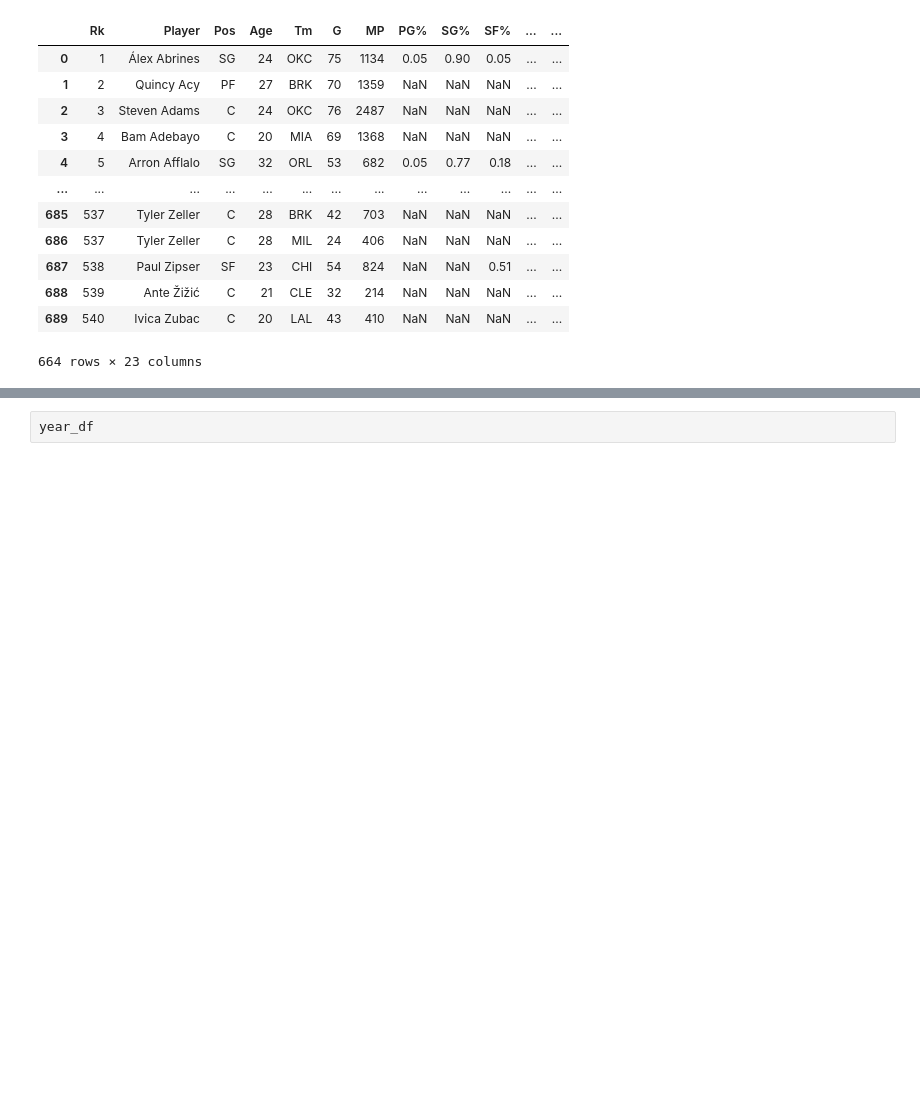
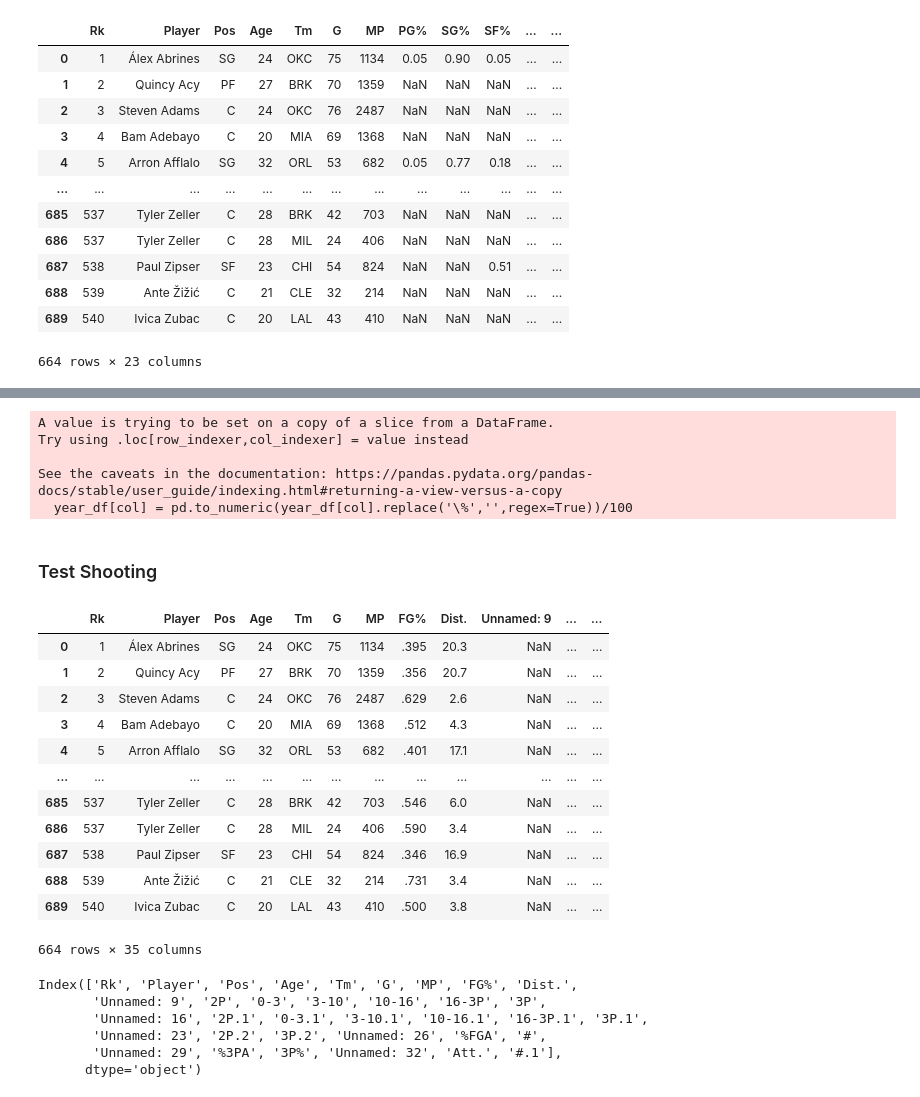
Before and after one commit to pnisenson/NBA-Player-Statistics, a Jupyter notebook: Type Testing.ipynb, the cells around one changed output, grey strips where cells are left out. Saved outputs shown, nothing was run; the diff lists cells and outputs as text; code cells hidden in the pictures; blank space fills up the shorter version.

Commit message:
shooting working in flask app

```diff
--- a/Type Testing.ipynb
+++ b/Type Testing.ipynb
@@ -203,2 +180,18 @@ See the caveats in the documentation: https://pandas.pydata.org/pandas-docs/stab
-# %% [raw]
-year_df
+# %%
+perc_list = ["PG%","SG%","SF%","PF%","C%"]
+for col in perc_list:
+    year_df[col] = pd.to_numeric(year_df[col].replace('\%','',regex=True))/100
+    #year_df.loc[:, col] = col_fixer
+# pd.to_numeric(year_df["PG%"].replace('\%','',regex=True))/100
+# pd.to_numeric(year_df["SG%"].replace('\%','',regex=True))/100
+# pd.to_numeric(year_df["SF%"].replace('\%','',regex=True))/100
+# pd.to_numeric(year_df["PF%"].replace('\%','',regex=True))/100
+# pd.to_numeric(year_df["C%"].replace('\%','',regex=True))/100
+
+### transformed above using try/except block
+# %% [output]
+A value is trying to be set on a copy of a slice from a DataFrame.
+Try using .loc[row_indexer,col_indexer] = value instead
+
+See the caveats in the documentation: https://pandas.pydata.org/pandas-docs/stable/user_guide/indexing.html#returning-a-view-versus-a-copy
+  year_df[col] = pd.to_numeric(year_df[col].replace('\%','',regex=True))/100
@@ -204,0 +200,32 @@ year_df
+# %% [markdown]
+### Test Shooting
+# %%
+url = 'https://www.basketball-reference.com/leagues/NBA_2018_shooting.html'
+browser.get(url)
+# %%
+year_df = pd.read_html(url, header = 1)[0]
+year_df = year_df.loc[year_df["Rk"] != "Rk"]
+year_df
+# %% [output]
+|  | Rk | Player | Pos | Age | Tm | G | MP | FG% | Dist. | Unnamed: 9 | ... | ... |
+| 0 | 1 | Álex Abrines | SG | 24 | OKC | 75 | 1134 | .395 | 20.3 | NaN | ... | ... |
+| 1 | 2 | Quincy Acy | PF | 27 | BRK | 70 | 1359 | .356 | 20.7 | NaN | ... | ... |
+| 2 | 3 | Steven Adams | C | 24 | OKC | 76 | 2487 | .629 | 2.6 | NaN | ... | ... |
+| 3 | 4 | Bam Adebayo | C | 20 | MIA | 69 | 1368 | .512 | 4.3 | NaN | ... | ... |
+| 4 | 5 | Arron Afflalo | SG | 32 | ORL | 53 | 682 | .401 | 17.1 | NaN | ... | ... |
+| ... | ... | ... | ... | ... | ... | ... | ... | ... | ... | ... | ... | ... |
+| 685 | 537 | Tyler Zeller | C | 28 | BRK | 42 | 703 | .546 | 6.0 | NaN | ... | ... |
+| 686 | 537 | Tyler Zeller | C | 28 | MIL | 24 | 406 | .590 | 3.4 | NaN | ... | ... |
+| 687 | 538 | Paul Zipser | SF | 23 | CHI | 54 | 824 | .346 | 16.9 | NaN | ... | ... |
+| 688 | 539 | Ante Žižić | C | 21 | CLE | 32 | 214 | .731 | 3.4 | NaN | ... | ... |
+| 689 | 540 | Ivica Zubac | C | 20 | LAL | 43 | 410 | .500 | 3.8 | NaN | ... | ... |
+664 rows × 35 columns
+# %%
+year_df.columns
+# %% [output]
+Index(['Rk', 'Player', 'Pos', 'Age', 'Tm', 'G', 'MP', 'FG%', 'Dist.',
+       'Unnamed: 9', '2P', '0-3', '3-10', '10-16', '16-3P', '3P',
+       'Unnamed: 16', '2P.1', '0-3.1', '3-10.1', '10-16.1', '16-3P.1', '3P.1',
+       'Unnamed: 23', '2P.2', '3P.2', 'Unnamed: 26', '%FGA', '#',
+       'Unnamed: 29', '%3PA', '3P%', 'Unnamed: 32', 'Att.', '#.1'],
+      dtype='object')
```
Also changed, not shown: parts of 7 cells of this notebook, 8 other files.
